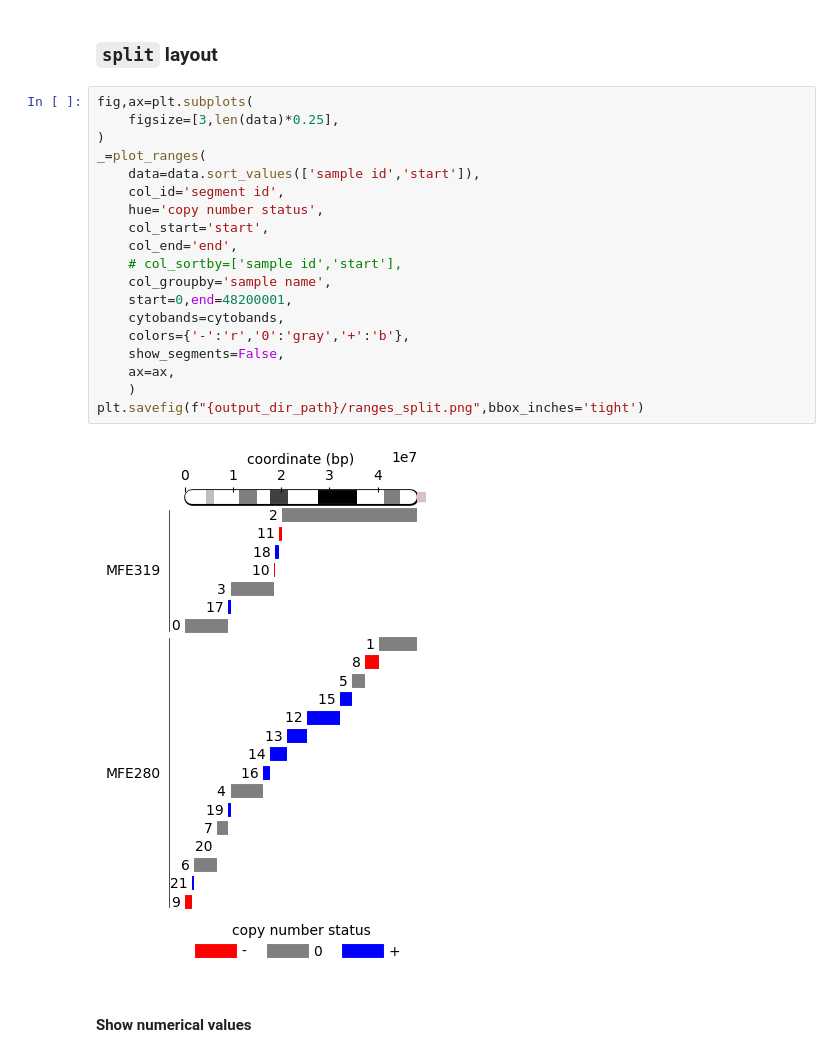
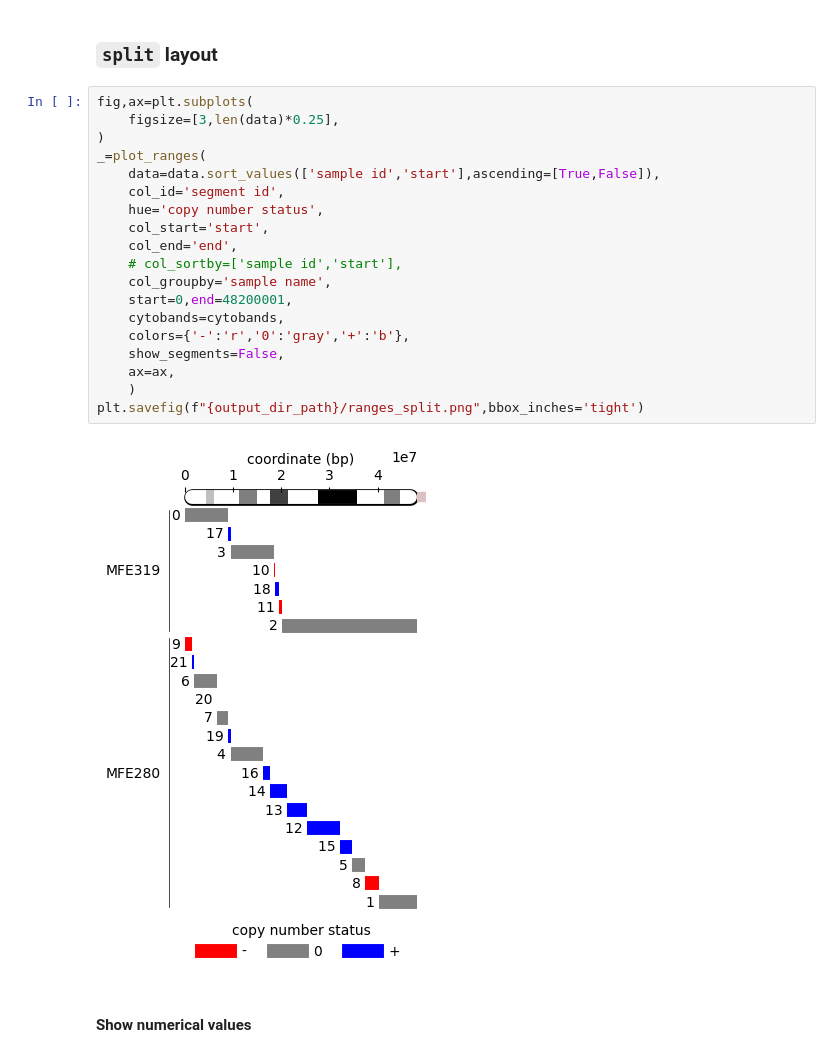
Before and after one commit to rraadd88/chrov, a Jupyter notebook: examples/chrov_viz_ranges.ipynb, the cells around one changed output. Drawn from its saved outputs; the diff is of its cells as text.

```diff
--- a/examples/chrov_viz_ranges.ipynb
+++ b/examples/chrov_viz_ranges.ipynb
@@ -113,24 +113,24 @@ plt.savefig(f"{output_dir_path}/ranges_joined_numerical.png",bbox_inches='tight'
 # %%
 fig,ax=plt.subplots(
     figsize=[3,len(data)*0.25],
 )
 _=plot_ranges(
-    data=data.sort_values(['sample id','start']),
+    data=data.sort_values(['sample id','start'],ascending=[True,False]),
     col_id='segment id',
     hue='copy number status',
     col_start='start',
     col_end='end',
     # col_sortby=['sample id','start'],
     col_groupby='sample name',
     start=0,end=48200001,
     cytobands=cytobands,
     colors={'-':'r','0':'gray','+':'b'},
     show_segments=False,
     ax=ax,
     )
 plt.savefig(f"{output_dir_path}/ranges_split.png",bbox_inches='tight')
 # %% [output]
-[figure, old version]
+[figure, new version]
 # %% [markdown]
 #### Show numerical values
 # %%
```
Also changed, not shown: parts of 1 cell of this notebook, 1 other file.
